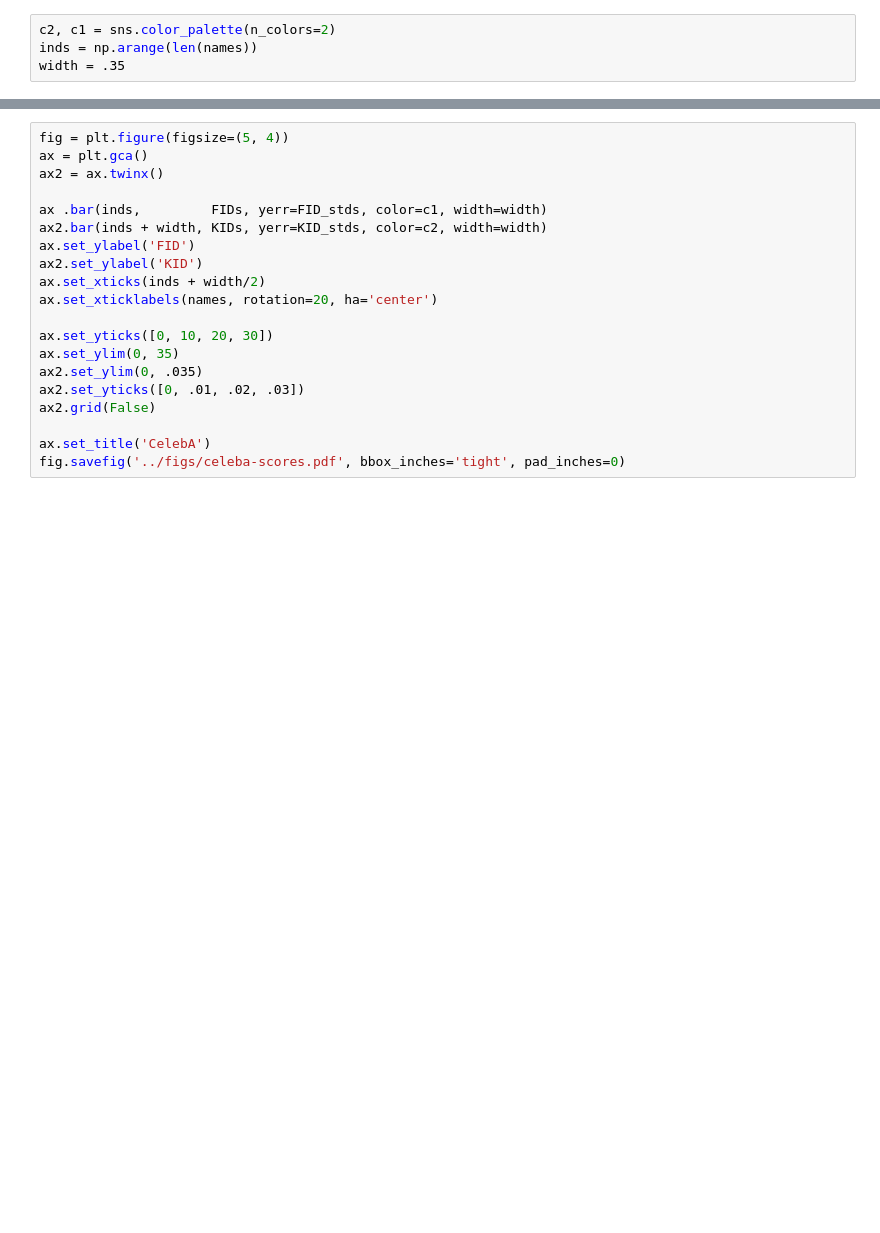
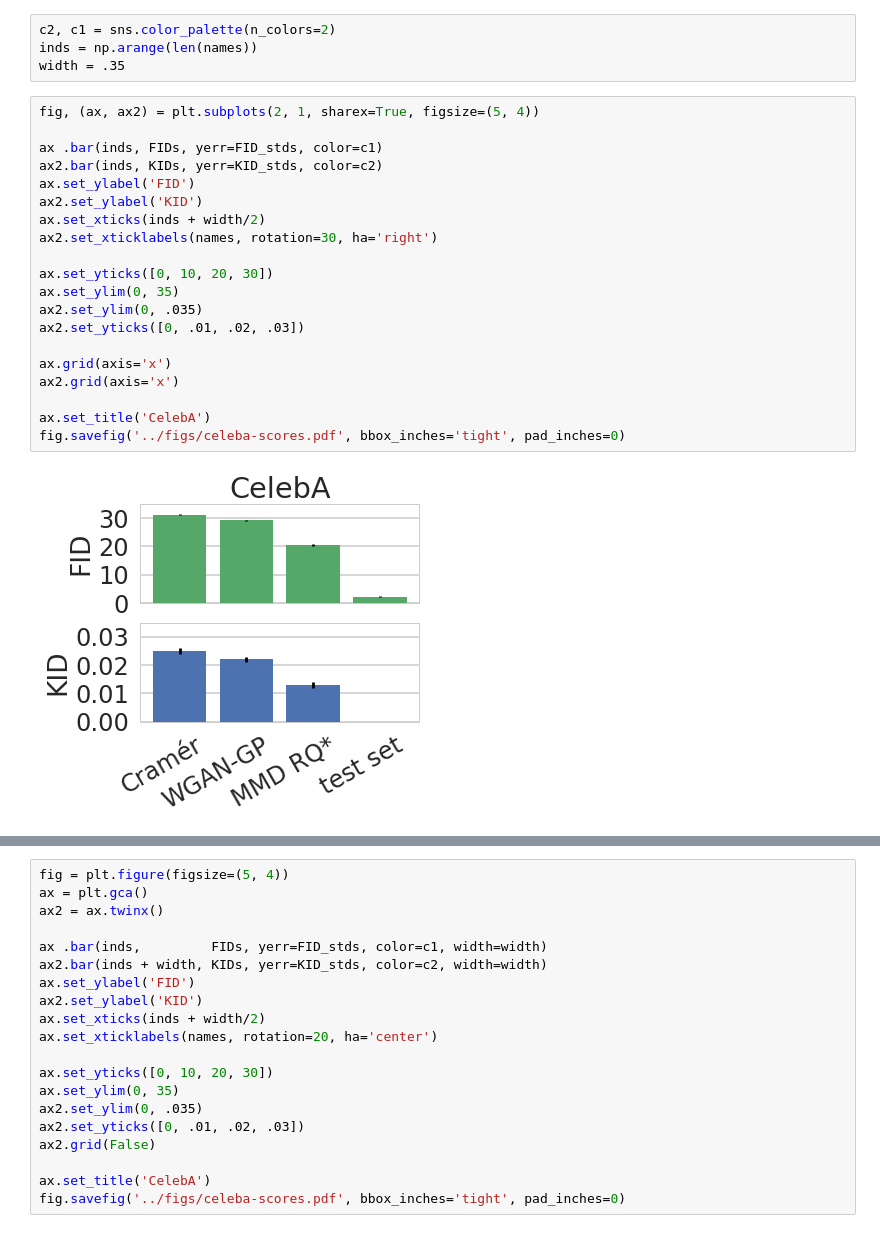
Before and after one commit to fagan2888/mmd-gans-poster, a Jupyter notebook: notebooks/score-bars.ipynb, the cells around one changed output, grey strips where cells are left out. Drawn from its saved outputs; the diff is of its cells as text; blank space fills up the shorter version.

```diff
--- a/notebooks/score-bars.ipynb
+++ b/notebooks/score-bars.ipynb
@@ -23,3 +23,25 @@ lsun_KID_stds = r([.002, .002, .002, 0])
 c2, c1 = sns.color_palette(n_colors=2)
 inds = np.arange(len(names))
 width = .35
+# %%
+fig, (ax, ax2) = plt.subplots(2, 1, sharex=True, figsize=(5, 4))
+
+ax .bar(inds, FIDs, yerr=FID_stds, color=c1)
+ax2.bar(inds, KIDs, yerr=KID_stds, color=c2)
+ax.set_ylabel('FID')
+ax2.set_ylabel('KID')
+ax.set_xticks(inds + width/2)
+ax2.set_xticklabels(names, rotation=30, ha='right')
+
+ax.set_yticks([0, 10, 20, 30])
+ax.set_ylim(0, 35)
+ax2.set_ylim(0, .035)
+ax2.set_yticks([0, .01, .02, .03])
+
+ax.grid(axis='x')
+ax2.grid(axis='x')
+
+ax.set_title('CelebA')
+fig.savefig('../figs/celeba-scores.pdf', bbox_inches='tight', pad_inches=0)
+# %% [output]
+[figure, added]
```
Also changed, not shown: parts of 1 cell of this notebook, 2 other files.
